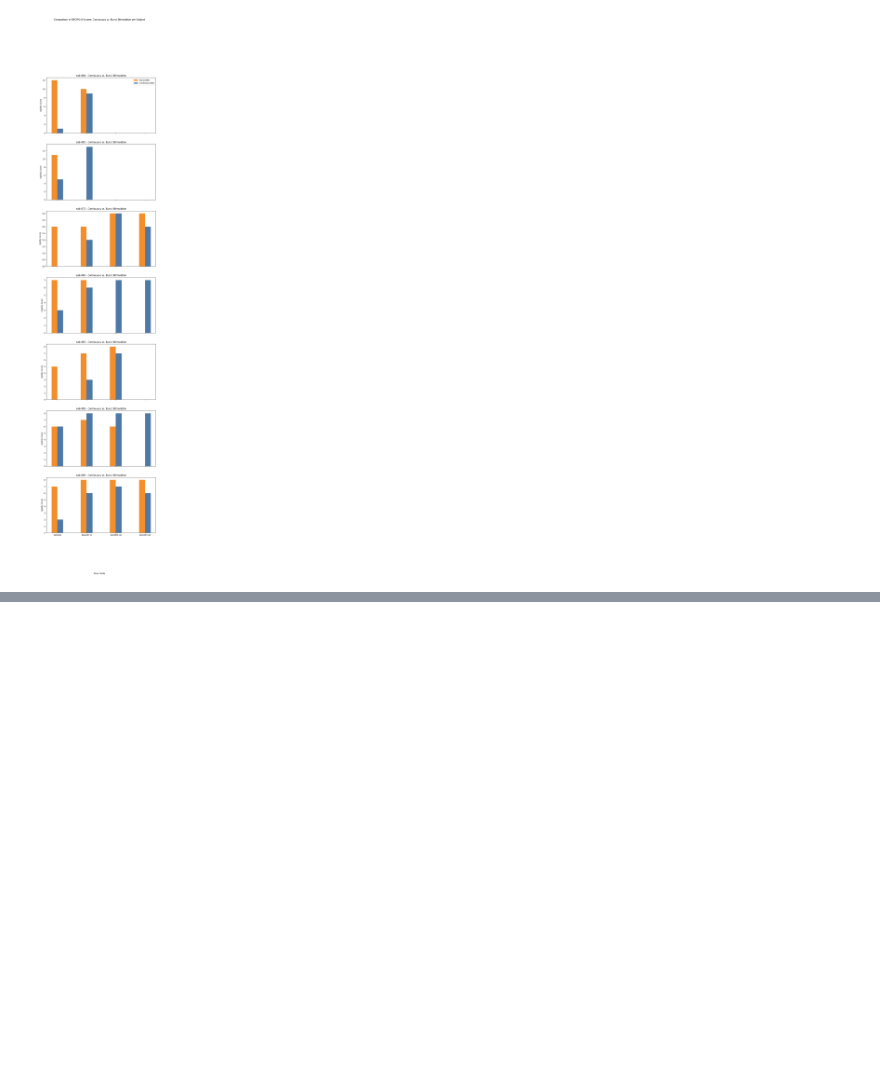
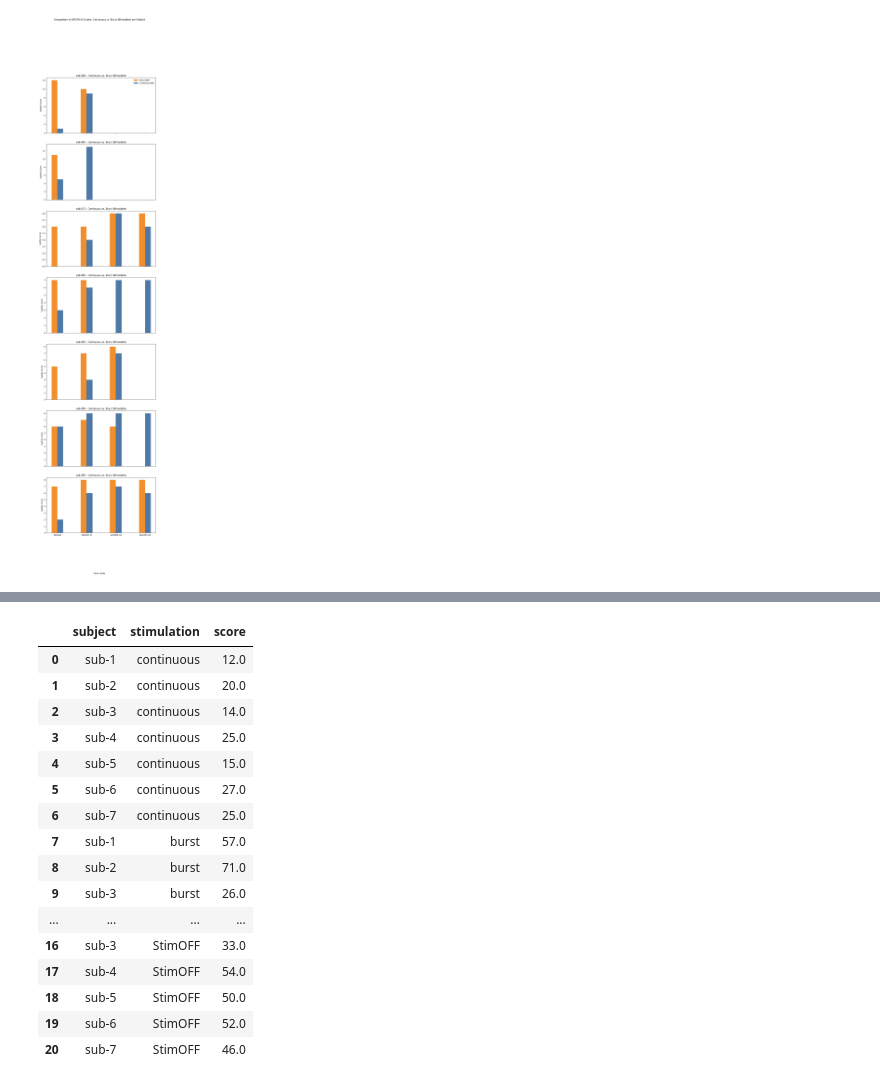
Before and after one commit to JKBehnke/patterned_DBS, a Jupyter notebook: notebooks/burst_dbs_updrs.ipynb, the cells around one changed output, grey strips where cells are left out. Cells and saved outputs as stored; diff of their text form; code cells hidden in the pictures; blank space fills up the shorter version.

```diff
--- a/notebooks/burst_dbs_updrs.ipynb
+++ b/notebooks/burst_dbs_updrs.ipynb
@@ -224,0 +246,2 @@ were written in: /Users/jenniferbehnke/Dropbox/work/ResearchProjects/Patterned_s
+# %%
+extracted_updrs = updrs_analysis.extract_data_for_bar_and_line_plot(subscore="total")
@@ -224,0 +266,20 @@ were written in: /Users/jenniferbehnke/Dropbox/work/ResearchProjects/Patterned_s
+# %%
+extracted_updrs[0]
+# %% [output]
+|  | subject | stimulation | score |
+| 0 | sub-1 | continuous | 12.0 |
+| 1 | sub-2 | continuous | 20.0 |
+| 2 | sub-3 | continuous | 14.0 |
+| 3 | sub-4 | continuous | 25.0 |
+| 4 | sub-5 | continuous | 15.0 |
+| 5 | sub-6 | continuous | 27.0 |
+| 6 | sub-7 | continuous | 25.0 |
+| 7 | sub-1 | burst | 57.0 |
+| 8 | sub-2 | burst | 71.0 |
+| 9 | sub-3 | burst | 26.0 |
+| ... | ... | ... | ... |
+| 16 | sub-3 | StimOFF | 33.0 |
+| 17 | sub-4 | StimOFF | 54.0 |
+| 18 | sub-5 | StimOFF | 50.0 |
+| 19 | sub-6 | StimOFF | 52.0 |
+| 20 | sub-7 | StimOFF | 46.0 |
```
Also changed, not shown: parts of 6 cells of this notebook, 1 other file.
